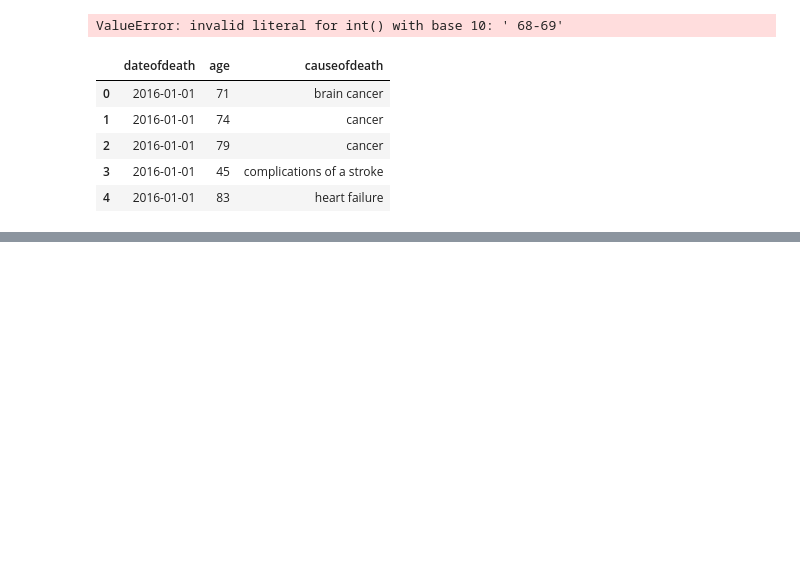
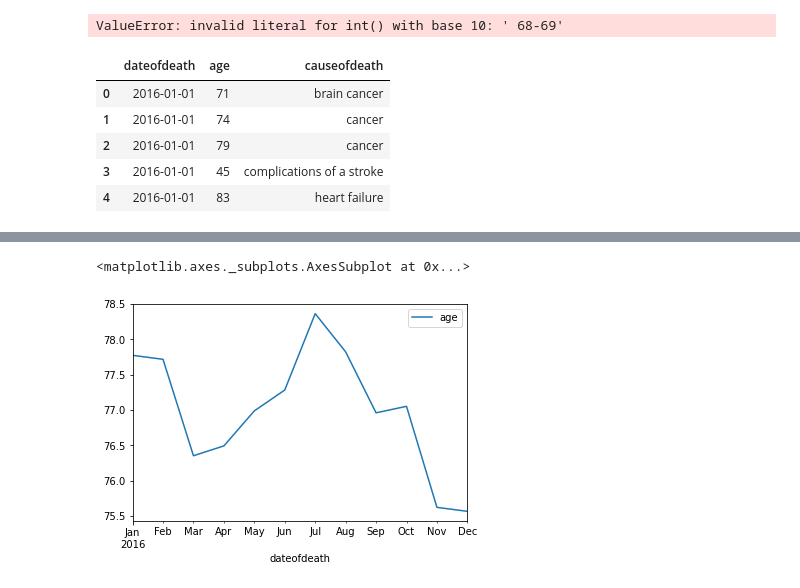
Before and after one commit to reuven/dfw-pandas, a Jupyter notebook: Pandas + time.ipynb, the cells around one changed output, grey strips where cells are left out. Saved outputs shown, nothing was run; the diff lists cells and outputs as text; code cells hidden in the pictures; blank space fills up the shorter version.

```diff
--- a/Pandas + time.ipynb
+++ b/Pandas + time.ipynb
@@ -544,0 +565,3 @@ df.head()
+# %%
+df = df.set_index('dateofdeath')
+df.head()
@@ -544,0 +576,2 @@ df.head()
+# %%
+df = df.drop('causeofdeath', axis='columns')
@@ -544,0 +605,5 @@ df.head()
+# %%
+df.resample('1M').mean().plot.line()
+# %% [output]
+<matplotlib.axes._subplots.AxesSubplot at 0x...>
+[figure, added]
```
Also changed, not shown: parts of 5 cells of this notebook.
